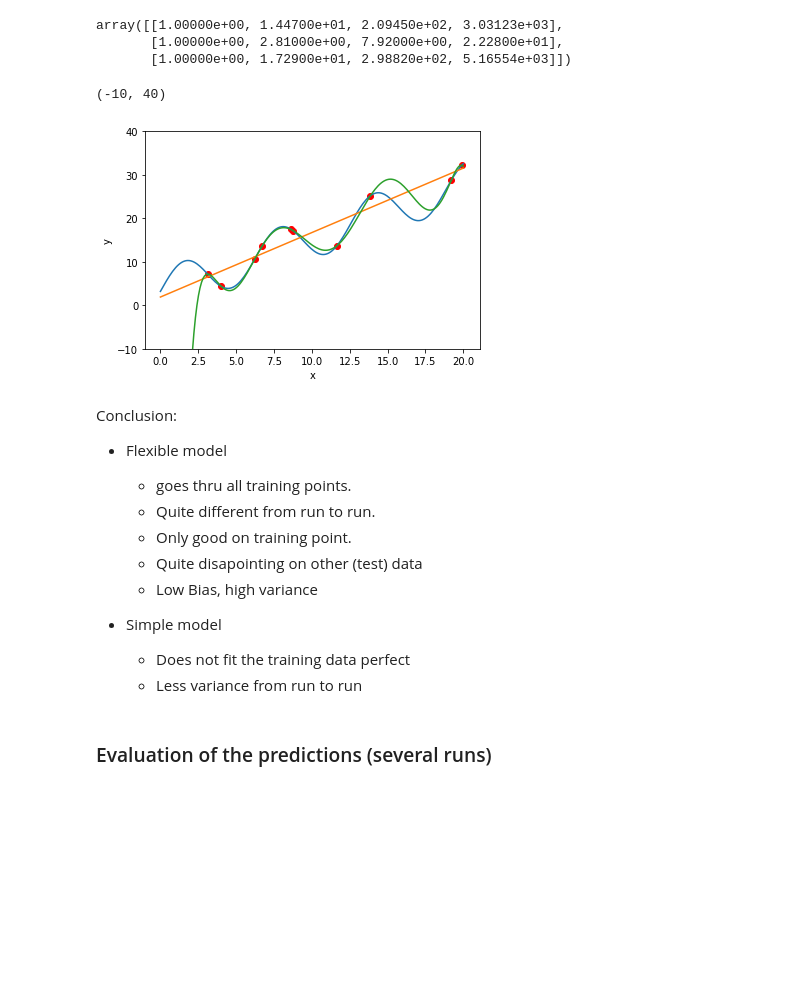
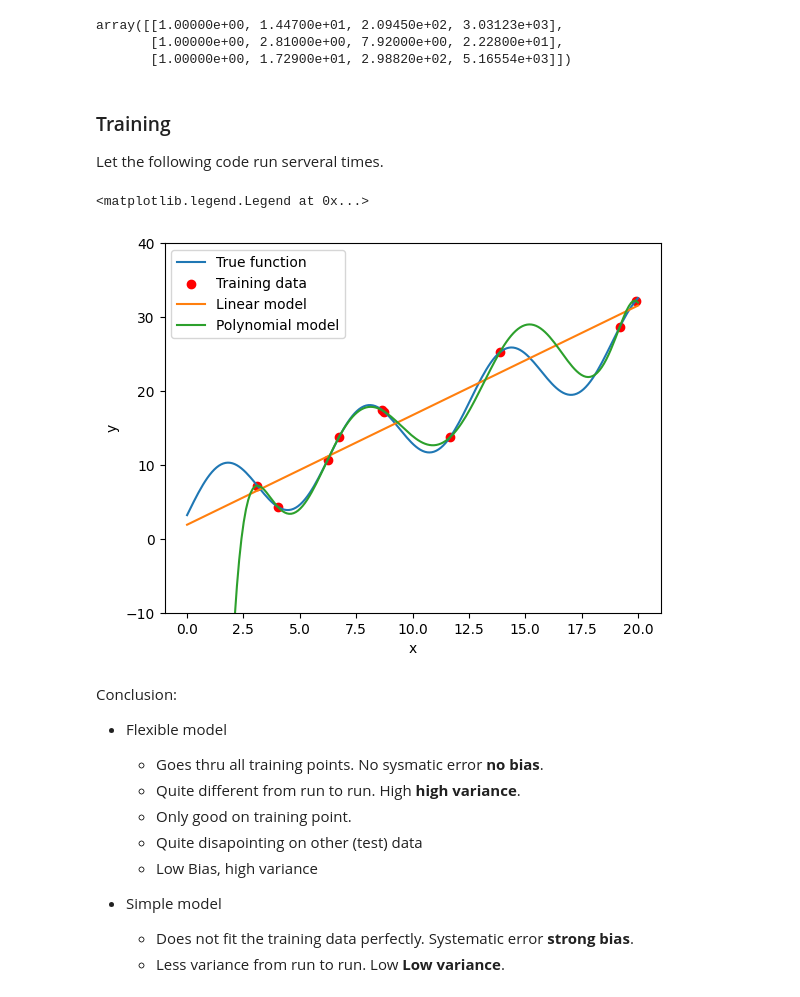
Before and after one commit to ioskn/mldl_htwg, a Jupyter notebook: bias_variance/Bias_Variance_Sim.ipynb, the cells around one changed output. Saved outputs shown, nothing was run; the diff lists cells and outputs as text; code cells hidden in the pictures; blank space fills up the shorter version.

```diff
--- a/bias_variance/Bias_Variance_Sim.ipynb
+++ b/bias_variance/Bias_Variance_Sim.ipynb
@@ -82,35 +86,35 @@ def get_poly_pred(xt,yt,x):
     model.fit(x_poly_t, yt)
     x_poly = polynomial_features.fit_transform(x)
     return model.predict(x_poly)
+# %% [markdown]
+### Training
+Let the following code run serveral times.
 # %%
 ## Let this run a few time
-
-
 xt,yt = get_training()
 y_pred_lin = get_lin_pred(xt,yt,x)
 y_pred_poly = get_poly_pred(xt,yt,x)
-plt.plot(x,y)
-plt.scatter(xt, yt, color='r')
-plt.plot(x,y_pred_lin)
-plt.plot(x,y_pred_poly)
+plt.plot(x,y, label='True function')
+plt.scatter(xt, yt, color='r', label='Training data')
+plt.plot(x,y_pred_lin, label='Linear model')
+plt.plot(x,y_pred_poly, label='Polynomial model')
 plt.xlabel('x')
 plt.ylabel('y')
 plt.ylim(-10,40)
+plt.legend()
 # %% [output]
-(-10, 40)
+<matplotlib.legend.Legend at 0x...>
-[figure, old version]
+[figure, new version]
 # %% [markdown]
 Conclusion:
 
 * Flexible model
-    * goes thru all training points.
-    * Quite different from run to run.
+    * Goes thru all training points. No sysmatic error **no bias**.
+    * Quite different from run to run. High **high variance**.
     * Only good on training point.
     * Quite disapointing on other (test) data
     * Low Bias, high variance
 
 * Simple model
-    * Does not fit the training data perfect
-    * Less variance from run to run
+    * Does not fit the training data perfectly. Systematic error **strong bias**.
+    * Less variance from run to run. Low **Low variance**.
-# %% [markdown]
-### Evaluation of the predictions (several runs)
```
Also changed, not shown: parts of 8 cells of this notebook, 1 other file.
